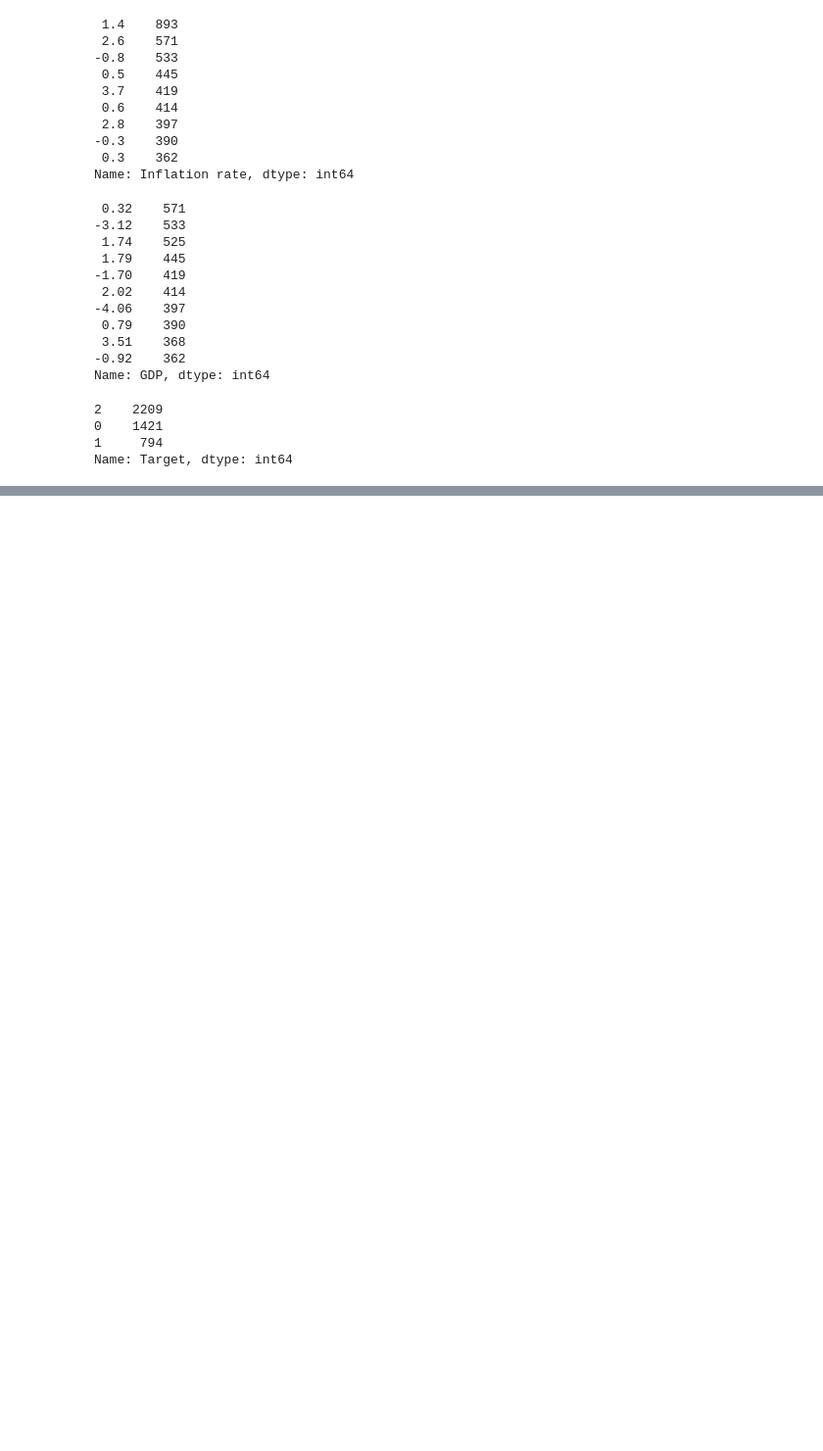
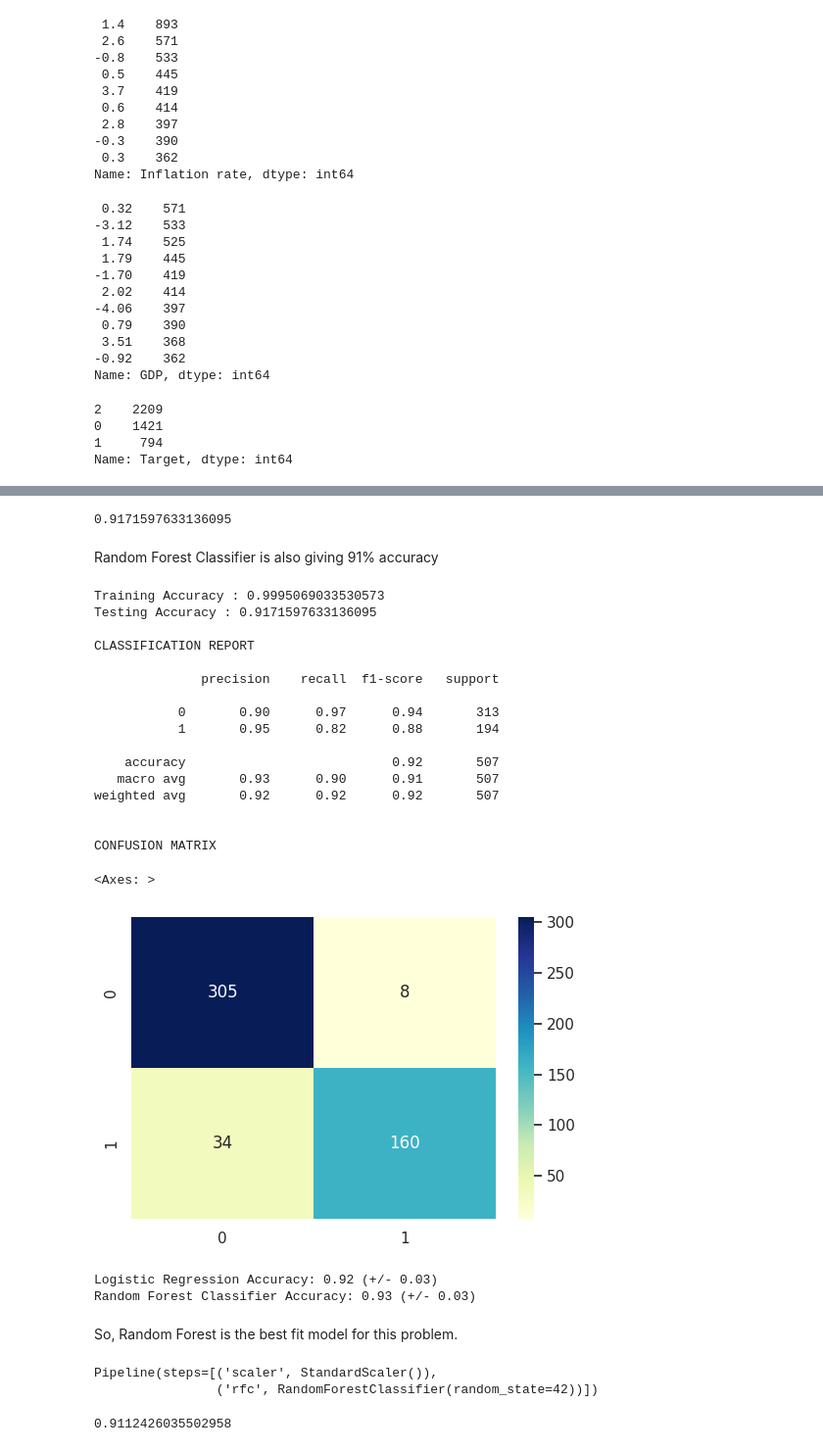
Before and after one commit to ac-infinityhub/zenteiq-kaard, a Jupyter notebook: main.ipynb, the cells around one changed output, grey strips where cells are left out. Shown at 98% size. Cells and saved outputs as stored; diff of their text form; code cells hidden in the pictures; blank space fills up the shorter version.

```diff
--- a/main.ipynb
+++ b/main.ipynb
@@ -890,0 +843,3 @@ sns.heatmap(cm, annot=True, fmt="d")
+# %%
+# Create a random forest classifier with 100 trees
+rf = RandomForestClassifier(n_estimators=100, random_state=20)
@@ -890,0 +851,74 @@ sns.heatmap(cm, annot=True, fmt="d")
+# %%
+# Evaluate performance on testing data
+rf.score(X_test, y_test)
+# %% [output]
+0.9171597633136095
+# %% [markdown]
+Random Forest Classifier is also giving 91% accuracy
+# %%
+# Calculating the accuracy of the model
+print('Training Accuracy :',rf.score(X_train,y_train))
+print('Testing Accuracy :',rf.score(X_test,y_test))
+
+# Make predictions on the test data
+y_pred2 = rf.predict(X_test)
+
+print('\nCLASSIFICATION REPORT\n')
+print(classification_report(y_test, y_pred2))
+
+# calculating confusion matrix
+cm = confusion_matrix(y_test, y_pred2)
+
+print('\nCONFUSION MATRIX')
+plt.figure(figsize= (6,4))
+sns.heatmap(cm, annot=True, fmt="d", cmap="YlGnBu")
+# %% [output]
+Training Accuracy : 0.9995069033530573
+Testing Accuracy : 0.9171597633136095
+
+CLASSIFICATION REPORT
+
+              precision    recall  f1-score   support
+
+           0       0.90      0.97      0.94       313
+           1       0.95      0.82      0.88       194
+
+    accuracy                           0.92       507
+   macro avg       0.93      0.90      0.91       507
+weighted avg       0.92      0.92      0.92       507
+
+
+CONFUSION MATRIX
+<Axes: >
+[figure, added]
+# %%
+from sklearn.model_selection import cross_val_score
+lr_scores = cross_val_score(logreg, scaled, z, cv=10)
+rfc_scores = cross_val_score(rf, scaled, z, cv=10)
+
+# Print the mean and standard deviation of the cross-validation scores for each model
+print("Logistic Regression Accuracy: %0.2f (+/- %0.2f)" % (lr_scores.mean(), lr_scores.std() * 2))
+print("Random Forest Classifier Accuracy: %0.2f (+/- %0.2f)" % (rfc_scores.mean(), rfc_scores.std() * 2))
+# %% [output]
+Logistic Regression Accuracy: 0.92 (+/- 0.03)
+Random Forest Classifier Accuracy: 0.93 (+/- 0.03)
+# %% [markdown]
+So, Random Forest is the best fit model for this problem.
+# %%
+from sklearn.pipeline import Pipeline
+# Create the pipeline
+pipeline = Pipeline([
+    ('scaler', StandardScaler()),  # Standardize the features
+    ('rfc', RandomForestClassifier(random_state=42))  # Use random forest classifier
+])
+
+# Train the model on the data
+pipeline.fit(X_train, y_train)
+# %% [output]
+Pipeline(steps=[('scaler', StandardScaler()),
+                ('rfc', RandomForestClassifier(random_state=42))])
+# %%
+# Evaluate the model
+pipeline.score(X_test, y_test)
+# %% [output]
+0.9112426035502958
```
Also changed, not shown: parts of 35 cells of this notebook.
